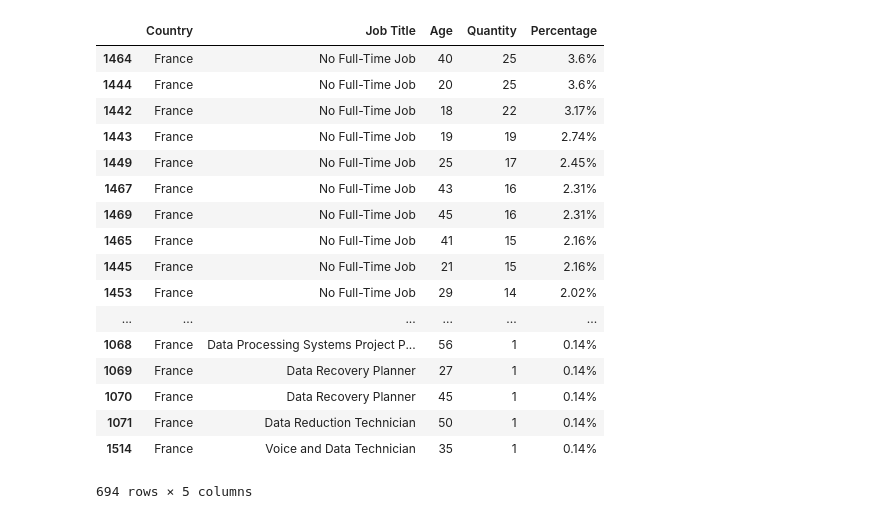
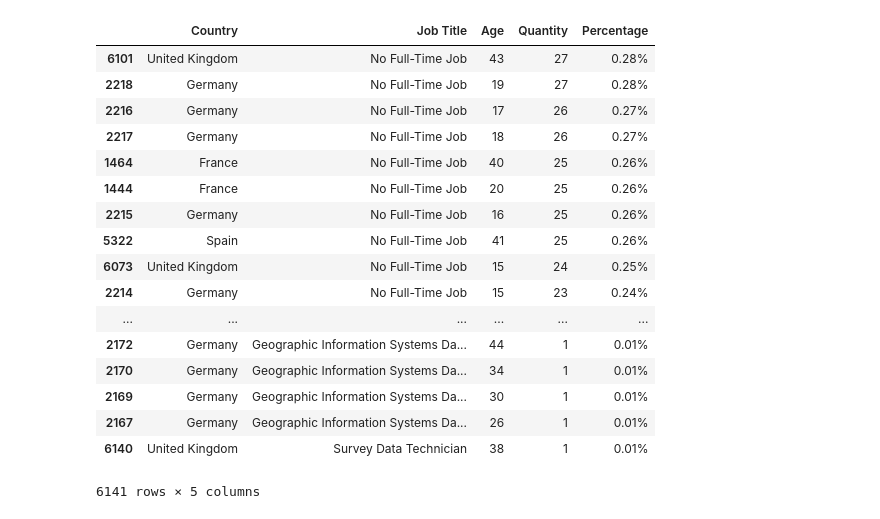
Before and after one commit to lucas-madiedo/DataPipeline-and-Dashboard, a Jupyter notebook: notebooks/reporting.ipynb, the cells around one changed output. Saved outputs shown, nothing was run; the diff lists cells and outputs as text; code cells hidden in the pictures.

```diff
--- a/notebooks/reporting.ipynb
+++ b/notebooks/reporting.ipynb
@@ -3,9 +3,10 @@ import pandas as pd
 # %%
 path='../data/processed/01_FULL_raw_table.csv'
 raw_df = pd.read_csv(path)
+#NoJOB = TRUE . muestra todos
+#NoJOb = FALSE -> NO muestra nojobs
 
-
-def make_final_base_table(raw_df, country):
+def make_final_base_table(raw_df, country,nojob):
     # creamos un nuevo df con las columnas necesarias más una
     df = raw_df[['country', 'title', 'age', 'gender']]
 
@@ -17,6 +18,13 @@ def make_final_base_table(raw_df, country):
 
     # se añade una columna sobre gender con la cuenta de pais, job, tabajo
     df = df.groupby(['Country', 'Job Title', 'Age']).agg('count').reset_index()
+    df = df[df['Quantity'].notna()]
+
+
+    if nojob == False:
+        filter_no_current_job = df['Job Title'] != 'No Full-Time Job'
+        df=df[filter_no_current_job]
+
 
     # Si no se mete valor, devuelve el df tal cual.
     if country == 'all':
@@ -33,12 +41,15 @@ def make_final_base_table(raw_df, country):
         return df
 
 
+    print(df['Country'].count())
+
+
 def pretty_df_percentage(df):
     df['Percentage'] = df['Percentage'].round(2).apply(lambda x : str(x)+'%')
     return df
 
-def main_table_ch1 (raw_df,pais='all'):
-    table = make_final_base_table(raw_df,pais)
+def main_table_ch1 (raw_df,pais='all',nojob=True):
+    table = make_final_base_table(raw_df,pais,nojob)
     final_table = pretty_df_percentage(table)
 
     FILES_BASE_PATH = '../data/results/'
@@ -46,24 +57,26 @@ def main_table_ch1 (raw_df,pais='all'):
     final_table.to_csv(name, index=False)
 
     return final_table
-# %%
-main_table_ch1(raw_df,'France')
-# %% [output]
-|  | Country | Job Title | Age | Quantity | Percentage |
-| 1464 | France | No Full-Time Job | 40 | 25 | 3.6% |
-| 1444 | France | No Full-Time Job | 20 | 25 | 3.6% |
-| 1442 | France | No Full-Time Job | 18 | 22 | 3.17% |
-| 1443 | France | No Full-Time Job | 19 | 19 | 2.74% |
-| 1449 | France | No Full-Time Job | 25 | 17 | 2.45% |
-| 1467 | France | No Full-Time Job | 43 | 16 | 2.31% |
-| 1469 | France | No Full-Time Job | 45 | 16 | 2.31% |
-| 1465 | France | No Full-Time Job | 41 | 15 | 2.16% |
-| 1445 | France | No Full-Time Job | 21 | 15 | 2.16% |
-| 1453 | France | No Full-Time Job | 29 | 14 | 2.02% |
-| ... | ... | ... | ... | ... | ... |
-| 1068 | France | Data Processing Systems Project P... | 56 | 1 | 0.14% |
-| 1069 | France | Data Recovery Planner | 27 | 1 | 0.14% |
-| 1070 | France | Data Recovery Planner | 45 | 1 | 0.14% |
-| 1071 | France | Data Reduction Technician | 50 | 1 | 0.14% |
-| 1514 | France | Voice and Data Technician | 35 | 1 | 0.14% |
-694 rows × 5 columns
+# %%
+df =main_table_ch1(raw_df)
+# %%
+df
+# %% [output]
+|  | Country | Job Title | Age | Quantity | Percentage |
+| 6101 | United Kingdom | No Full-Time Job | 43 | 27 | 0.28% |
+| 2218 | Germany | No Full-Time Job | 19 | 27 | 0.28% |
+| 2216 | Germany | No Full-Time Job | 17 | 26 | 0.27% |
+| 2217 | Germany | No Full-Time Job | 18 | 26 | 0.27% |
+| 1464 | France | No Full-Time Job | 40 | 25 | 0.26% |
+| 1444 | France | No Full-Time Job | 20 | 25 | 0.26% |
+| 2215 | Germany | No Full-Time Job | 16 | 25 | 0.26% |
+| 5322 | Spain | No Full-Time Job | 41 | 25 | 0.26% |
+| 6073 | United Kingdom | No Full-Time Job | 15 | 24 | 0.25% |
+| 2214 | Germany | No Full-Time Job | 15 | 23 | 0.24% |
+| ... | ... | ... | ... | ... | ... |
+| 2172 | Germany | Geographic Information Systems Da... | 44 | 1 | 0.01% |
+| 2170 | Germany | Geographic Information Systems Da... | 34 | 1 | 0.01% |
+| 2169 | Germany | Geographic Information Systems Da... | 30 | 1 | 0.01% |
+| 2167 | Germany | Geographic Information Systems Da... | 26 | 1 | 0.01% |
+| 6140 | United Kingdom | Survey Data Technician | 38 | 1 | 0.01% |
+6141 rows × 5 columns
```
Also changed, not shown: parts of 1 cell of this notebook, 5 other files.
